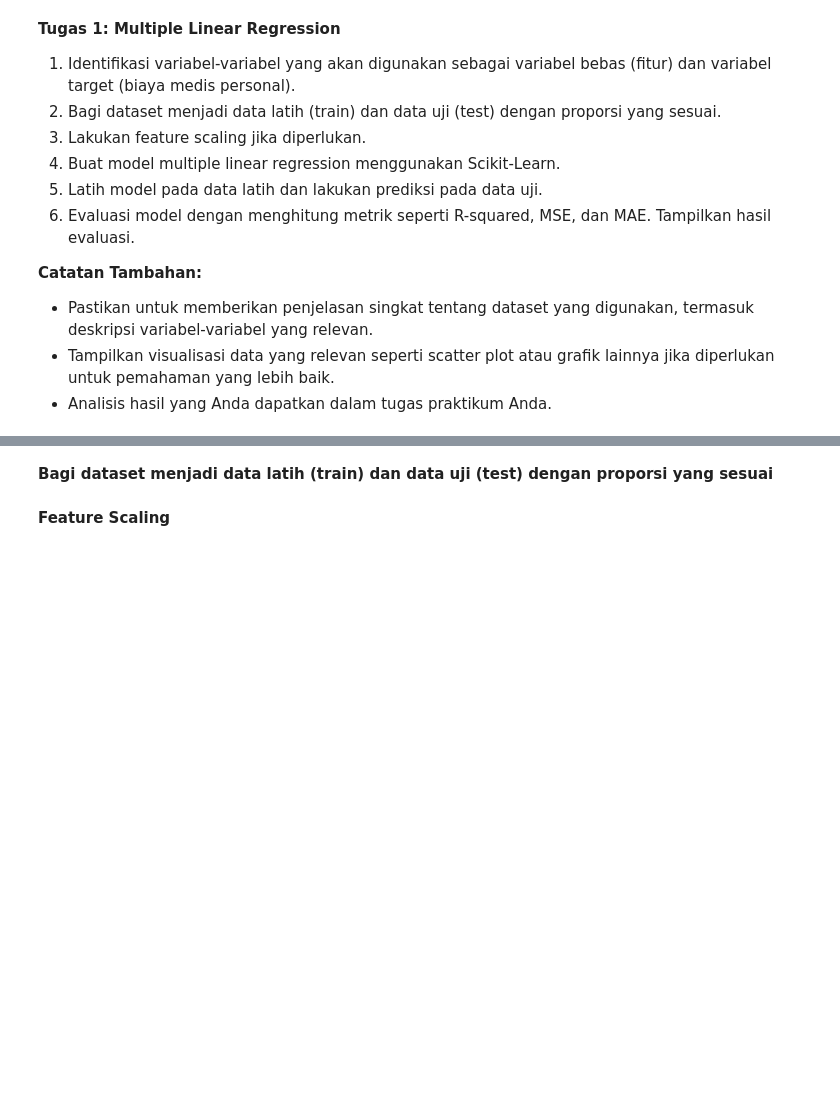
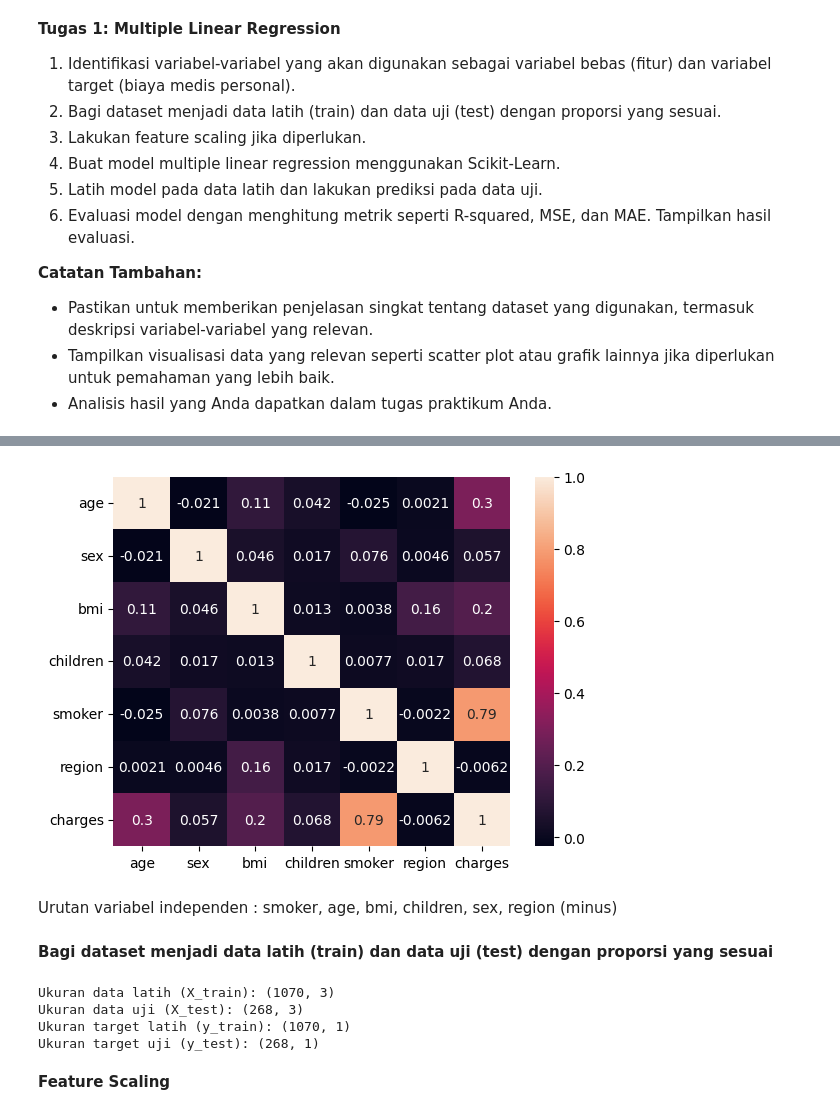
Before and after one commit to hoshigakikisame/Machine-Learning-TI-3E-2024, a Jupyter notebook: 14_Hana Sugianto/14_Hana_Sugianto_Jobsheet_3.ipynb, the cells around one changed output, grey strips where cells are left out. Saved outputs shown, nothing was run; the diff lists cells and outputs as text; code cells hidden in the pictures; blank space fills up the shorter version.

```diff
--- a/14_Hana Sugianto/14_Hana_Sugianto_Jobsheet_3.ipynb
+++ b/14_Hana Sugianto/14_Hana_Sugianto_Jobsheet_3.ipynb
@@ -502,0 +581,8 @@ y = df['charges']
+# %%
+# visualisasi korelasi dengan heatmap
+sns.heatmap(data_tugas.corr(), annot=True)
+plt.show()
+# %% [output]
+[figure, added]
+# %% [markdown]
+Urutan variabel independen : smoker, age, bmi, children, sex, region (minus)
@@ -505,6 +595,16 @@ y = df['charges']
 # %%
 from sklearn.model_selection import train_test_split
 X_train, X_test, y_train, y_test = train_test_split(X, y, test_size=0.2, random_state=42)
+
+print("Ukuran data latih (X_train):", X_train.shape)
+print("Ukuran data uji (X_test):", X_test.shape)
+print("Ukuran target latih (y_train):", y_train.shape)
+print("Ukuran target uji (y_test):", y_test.shape)
+# %% [output]
+Ukuran data latih (X_train): (1070, 3)
+Ukuran data uji (X_test): (268, 3)
+Ukuran target latih (y_train): (1070, 1)
+Ukuran target uji (y_test): (268, 1)
 # %% [markdown]
 **Feature Scaling**
 # %%
```
Also changed, not shown: parts of 38 cells of this notebook.
